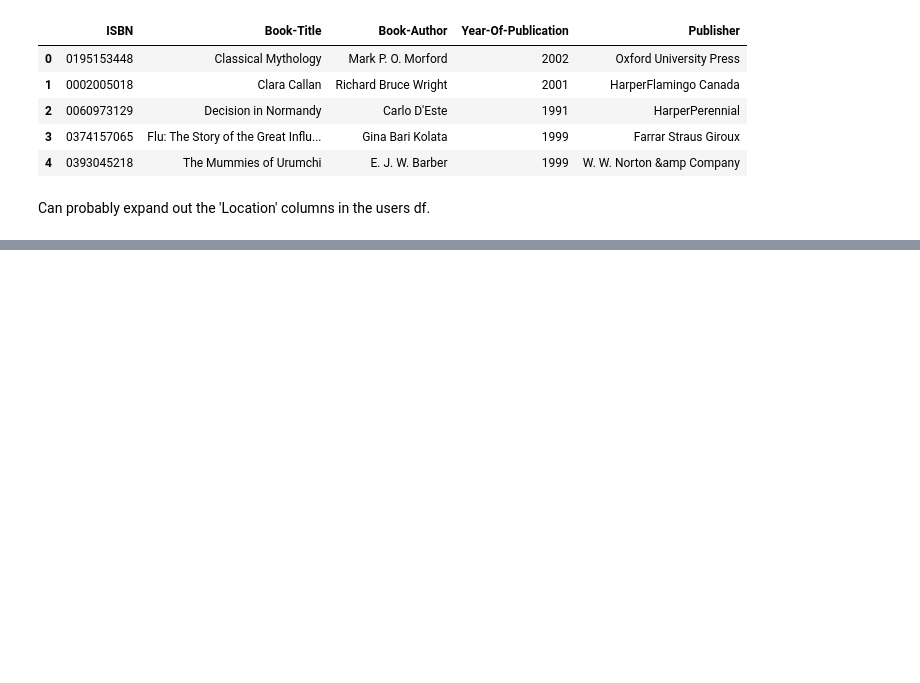
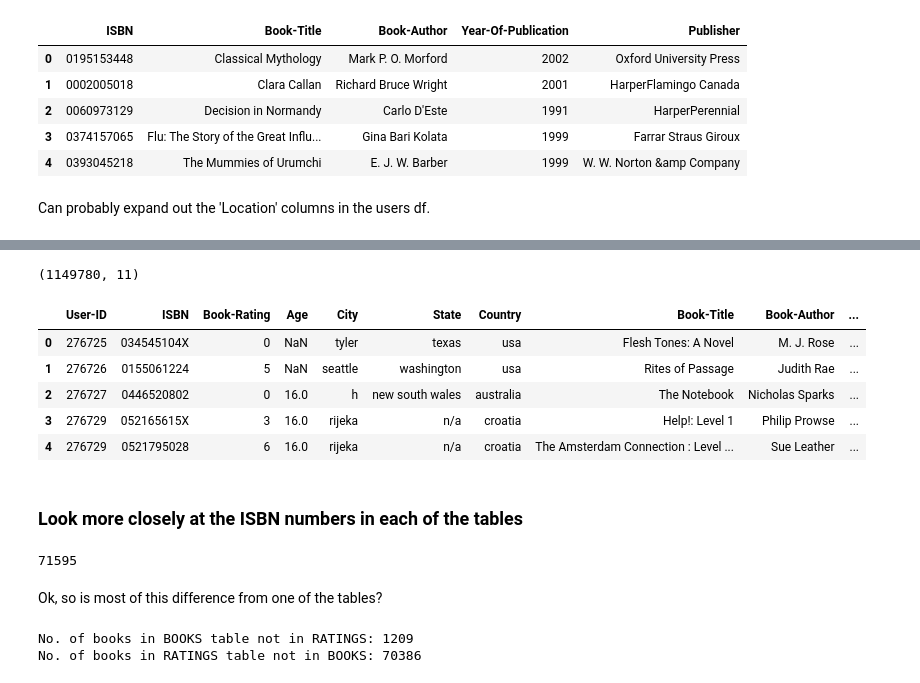
Before and after one commit to tttgm/fellowshipai, a Jupyter notebook: Book-Crossing-Recommender.ipynb, the cells around one changed output, grey strips where cells are left out. Saved outputs shown, nothing was run; the diff lists cells and outputs as text; code cells hidden in the pictures; blank space fills up the shorter version.

```diff
--- a/Book-Crossing-Recommender.ipynb
+++ b/Book-Crossing-Recommender.ipynb
@@ -95,0 +139,15 @@ pd.__version__
+# %%
+data.shape
+# %% [output]
+(1149780, 11)
+# %%
+data.head()
+# %% [output]
+|  | User-ID | ISBN | Book-Rating | Age | City | State | Country | Book-Title | Book-Author | ... |
+| 0 | 276725 | 034545104X | 0 | NaN | tyler | texas | usa | Flesh Tones: A Novel | M. J. Rose | ... |
+| 1 | 276726 | 0155061224 | 5 | NaN | seattle | washington | usa | Rites of Passage | Judith Rae | ... |
+| 2 | 276727 | 0446520802 | 0 | 16.0 | h | new south wales | australia | The Notebook | Nicholas Sparks | ... |
+| 3 | 276729 | 052165615X | 3 | 16.0 | rijeka | n/a | croatia | Help!: Level 1 | Philip Prowse | ... |
+| 4 | 276729 | 0521795028 | 6 | 16.0 | rijeka | n/a | croatia | The Amsterdam Connection : Level ... | Sue Leather | ... |
+# %% [markdown]
+### Look more closely at the ISBN numbers in each of the tables
@@ -95,0 +157,17 @@ pd.__version__
+# %%
+# Find the 'symmetric difference' between these two sets - i.e. the val's that are in one but not the other!
+isbn_diff = book_table_isbn_unique ^ rating_table_isbn_unique
+len(isbn_diff)
+# %% [output]
+71595
+# %% [markdown]
+Ok, so is most of this difference from one of the tables?
+# %%
+in_books_but_not_in_ratings = book_table_isbn_unique - rating_table_isbn_unique
+print(f'No. of books in BOOKS table not in RATINGS: {len(in_books_but_not_in_ratings)}')
+
+in_ratings_but_not_in_books = rating_table_isbn_unique - book_table_isbn_unique
+print(f'No. of books in RATINGS table not in BOOKS: {len(in_ratings_but_not_in_books)}')
+# %% [output]
+No. of books in BOOKS table not in RATINGS: 1209
+No. of books in RATINGS table not in BOOKS: 70386
```
Also changed, not shown: parts of 61 cells of this notebook, 1 other file.
